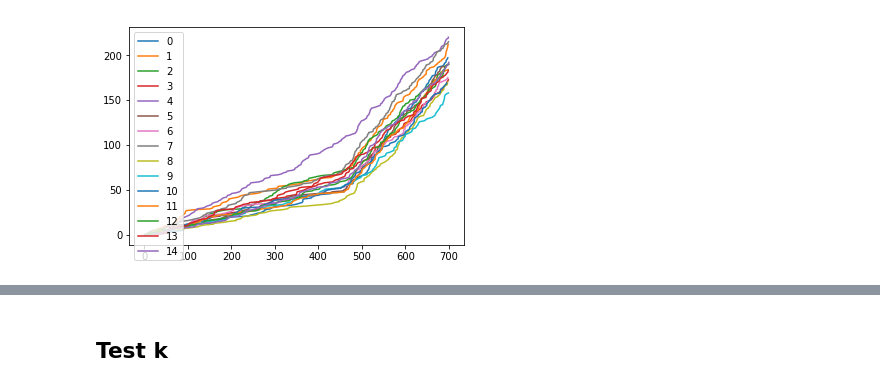
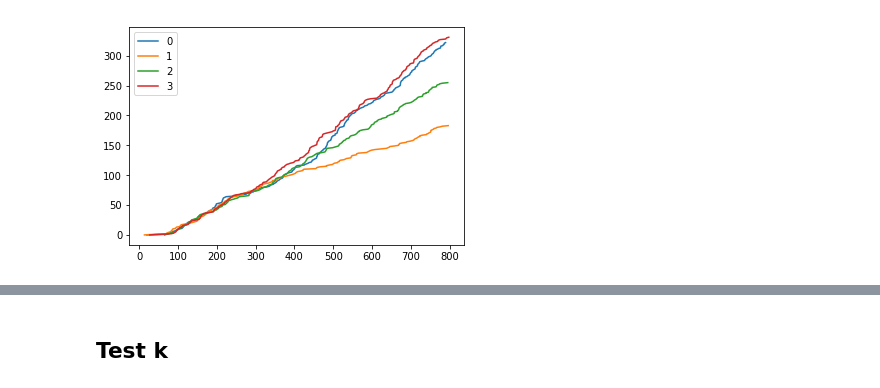
Before and after one commit to guilhermeresende/granger-busca-timebreak, a Jupyter notebook: Inferencia.ipynb, the cells around one changed output, grey strips where cells are left out. Cells and saved outputs as stored; diff of their text form; code cells hidden in the pictures.

```diff
--- a/Inferencia.ipynb
+++ b/Inferencia.ipynb
@@ -10,39 +11,40 @@ import fit_granger_k
 # %%
 Alpha_t=np.array([
-    [0.3,0.3],
-    [0.3,0.3]
+    [0.2,0.2,0.2,0.2],
+    [0.2,0.2,0.2,0.2],
+    [0.2,0.2,0.2,0.2],
+    [0.2,0.2,0.2,0.2]
 ])
 Alpha2_t=np.array([
-    [0.8,0.1],
-    [0.8,0.1]
+    [0.4,0.1,0.1,0.1],
+    [0.2,0.1,0.1,0.1],
+    [0.3,0.1,0.5,0.1],
+    [0.1,0.1,0.1,0.8]
 ])
-Alpha_t=np.ones((15,15))*0.01
-for i in range(15):
-    Alpha_t[i][4]=0.04
-    Alpha_t[i][0]=0.0005
-Alpha2_t=np.ones((15,15))*0.06
+
 d=len(Alpha_t)
 beta=1.0
 Beta_t=np.ones((d,d))*beta
-mu_t = np.ones(d) *0.1
+mu_t = np.ones(d) *0.03
+mu2_t=np.array([0.08,0.06,0.05,0.1])
 
 
-T=700
-K=450
-sim = simulate.GrangeBuscaSimulator(mu_t, Alpha_t,Alpha2_t,k=K)
+T=800
+K=300
+sim = simulate.GrangeBuscaSimulator(mu_t, Alpha_t,Alpha2_t,k=K,mu2_rates=mu2_t)
 timestamps = sim.simulate(T)
 
 counting = [np.arange(len(timestamps[i])) for i in range(len(timestamps))]
 for i in range(len(timestamps)):
     plt.plot(timestamps[i], counting[i], label='%d' % i)
 plt.legend()
 plt.show()
 
 #plt.imshow(Alpha_t)
 #plt.show()
 
 #plt.imshow(Alpha2_t)
 #plt.show()
 # %% [output]
-[figure, old version]
+[figure, new version]
 # %%
```
Also changed, not shown: parts of 18 cells of this notebook, 4 other files.
